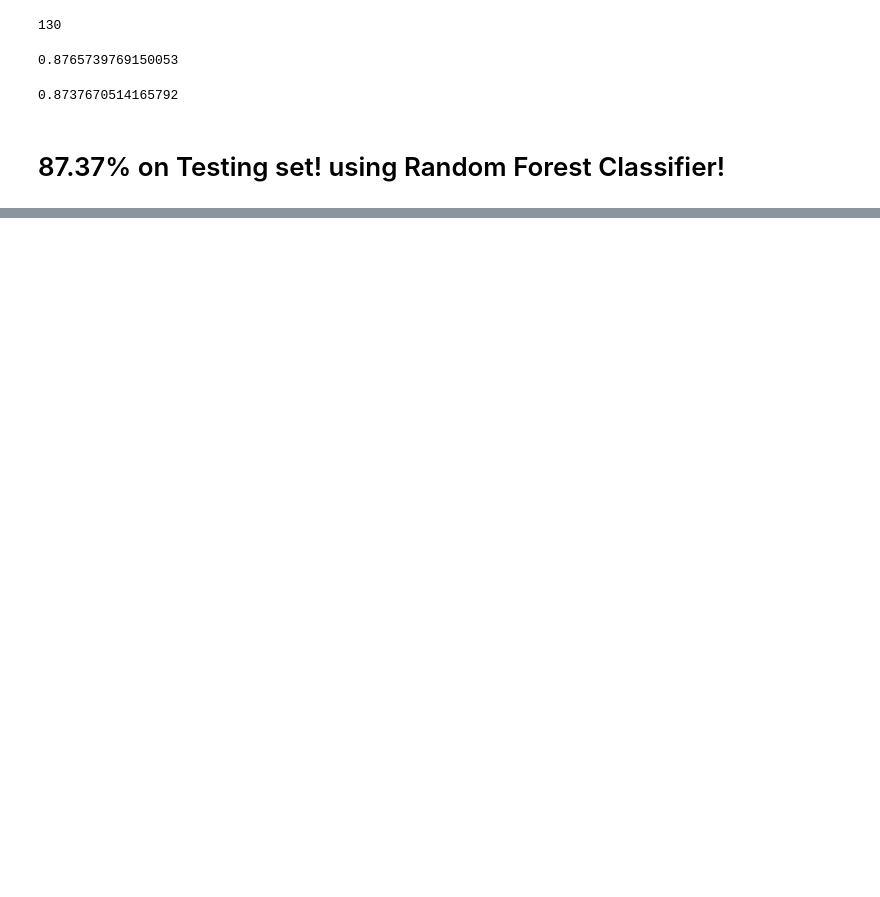
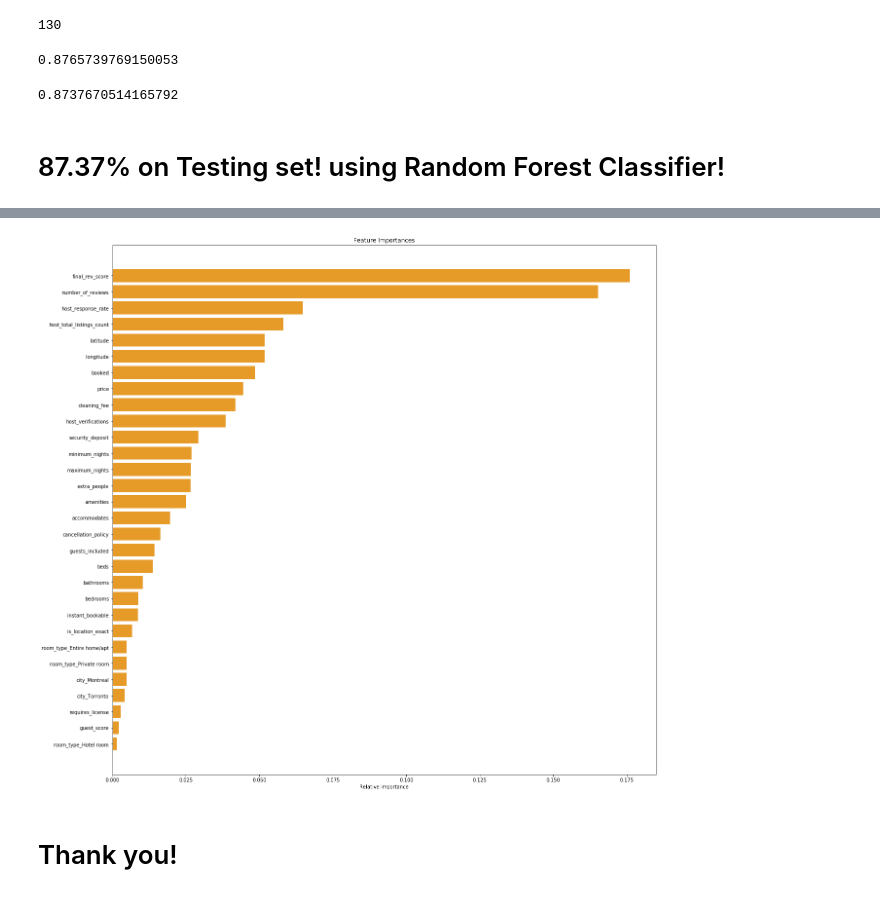
Before and after one commit to gomrinal/Airbnb-Big-Data-Project, a Jupyter notebook: Finding Potential Superhosts.ipynb, the cells around one changed output, grey strips where cells are left out. Cells and saved outputs as stored; diff of their text form; code cells hidden in the pictures; blank space fills up the shorter version.

```diff
--- a/Finding Potential Superhosts.ipynb
+++ b/Finding Potential Superhosts.ipynb
@@ -219,0 +240,15 @@ clf.score(X_test,y_test)
+# %%
+
+plt.figure(figsize=(20,20))
+features = df.columns[:-1]
+importances = clf.feature_importances_
+indices = np.argsort(importances)
+plt.title('Feature Importances')
+plt.barh(range(len(indices)), importances[indices], color='#E69B29', align='center')
+plt.yticks(range(len(indices)), [features[i] for i in indices])
+plt.xlabel('Relative Importance')
+plt.show()
+# %% [output]
+[figure, added]
+# %% [markdown]
+# Thank you!
```
Also changed, not shown: parts of 5 cells of this notebook.
